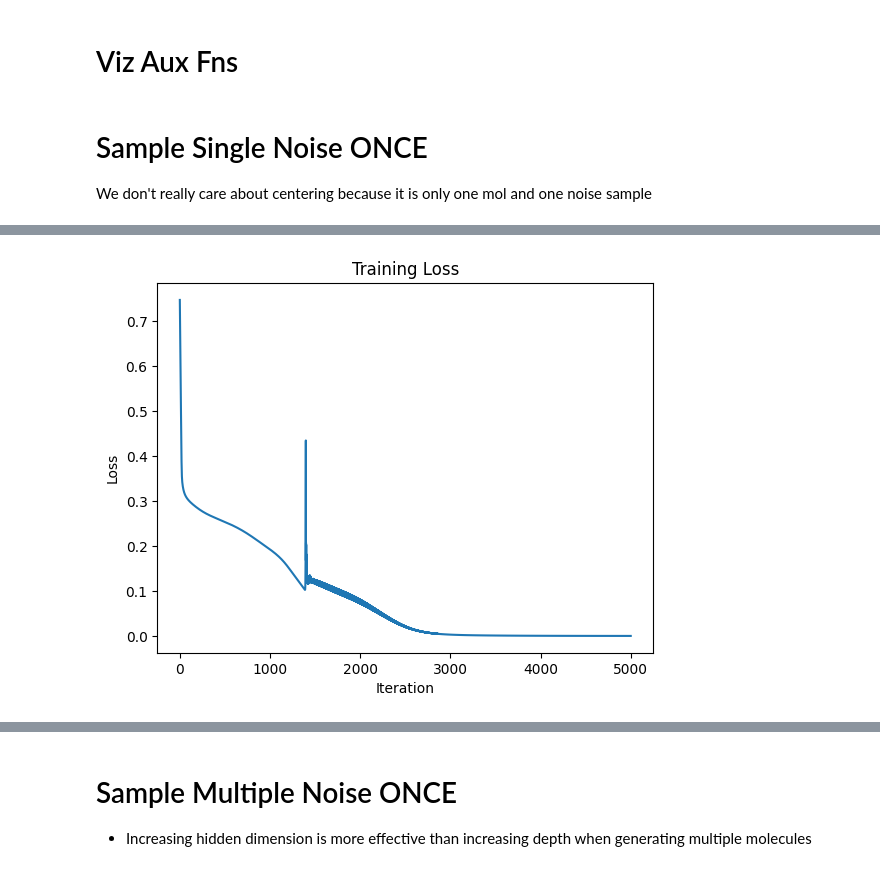
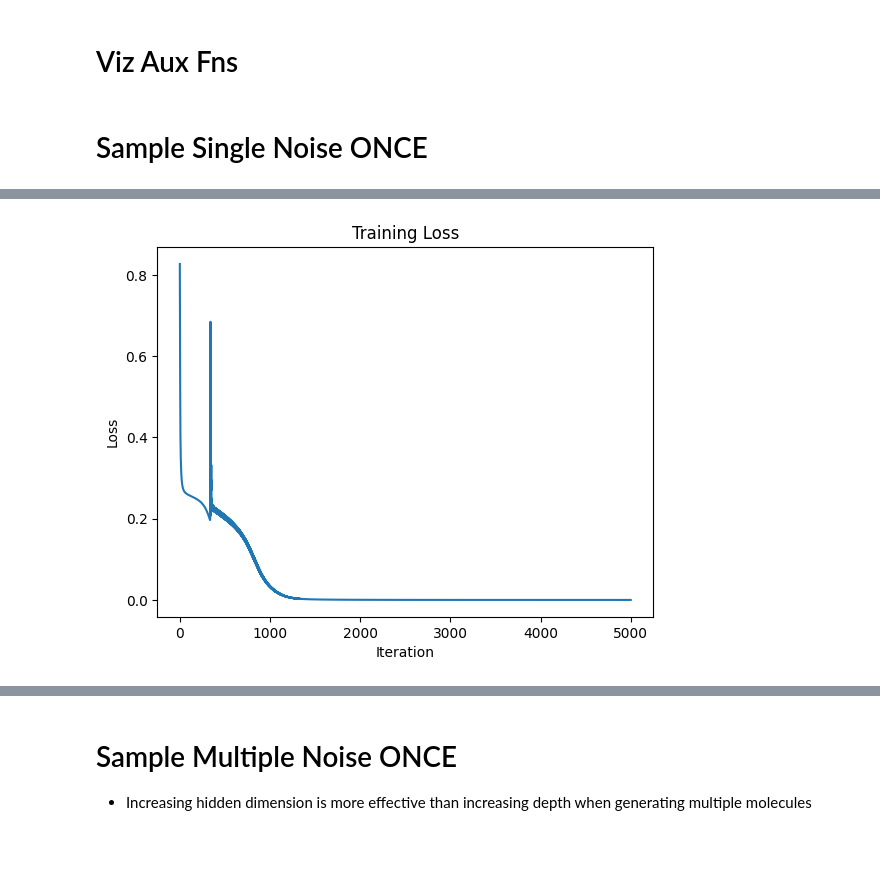
Before and after one commit to edovergna/equi-drifting, a Jupyter notebook: notebooks/gnn_experiment.ipynb, the cells around one changed output, grey strips where cells are left out. Cells and saved outputs as stored; diff of their text form; code cells hidden in the pictures.

```diff
--- a/notebooks/gnn_experiment.ipynb
+++ b/notebooks/gnn_experiment.ipynb
@@ -487,8 +487,6 @@ def plot_loss(loss_list):
     plt.show()
 # %% [markdown]
 # Sample Single Noise ONCE
-
-We don't really care about centering because it is only one mol and one noise sample
 # %%
 import torch
 import torch.nn.functional as F
@@ -501,7 +499,7 @@ ATTENTION = False
 AGGR_TYPE = "sum"
 
 NUM_ITERS = 5000
-LR = 0.02
+LR = 0.05
 
 device = torch.device("cuda" if torch.cuda.is_available() else "cpu")
 
@@ -549,6 +547,7 @@ loss_list = []
 for iter in range(NUM_ITERS):
     optimizer.zero_grad()
     gen_pos, gen_types = model(pos_noise, type_noise, dense_edge_index)
+    gen_pos = gen_pos - gen_pos.mean(dim=0)
     gen_mol_combined = torch.cat([gen_pos, gen_types], dim=1)
     V = real_mol_combined - gen_mol_combined
     gen_mol_drifted = (gen_mol_combined + V).detach()
@@ -581 +580 @@ Iter 4999: Loss = 5.649796730722301e-05
-[figure, old version]
+[figure, new version]
```
Also changed, not shown: parts of 28 cells of this notebook.
